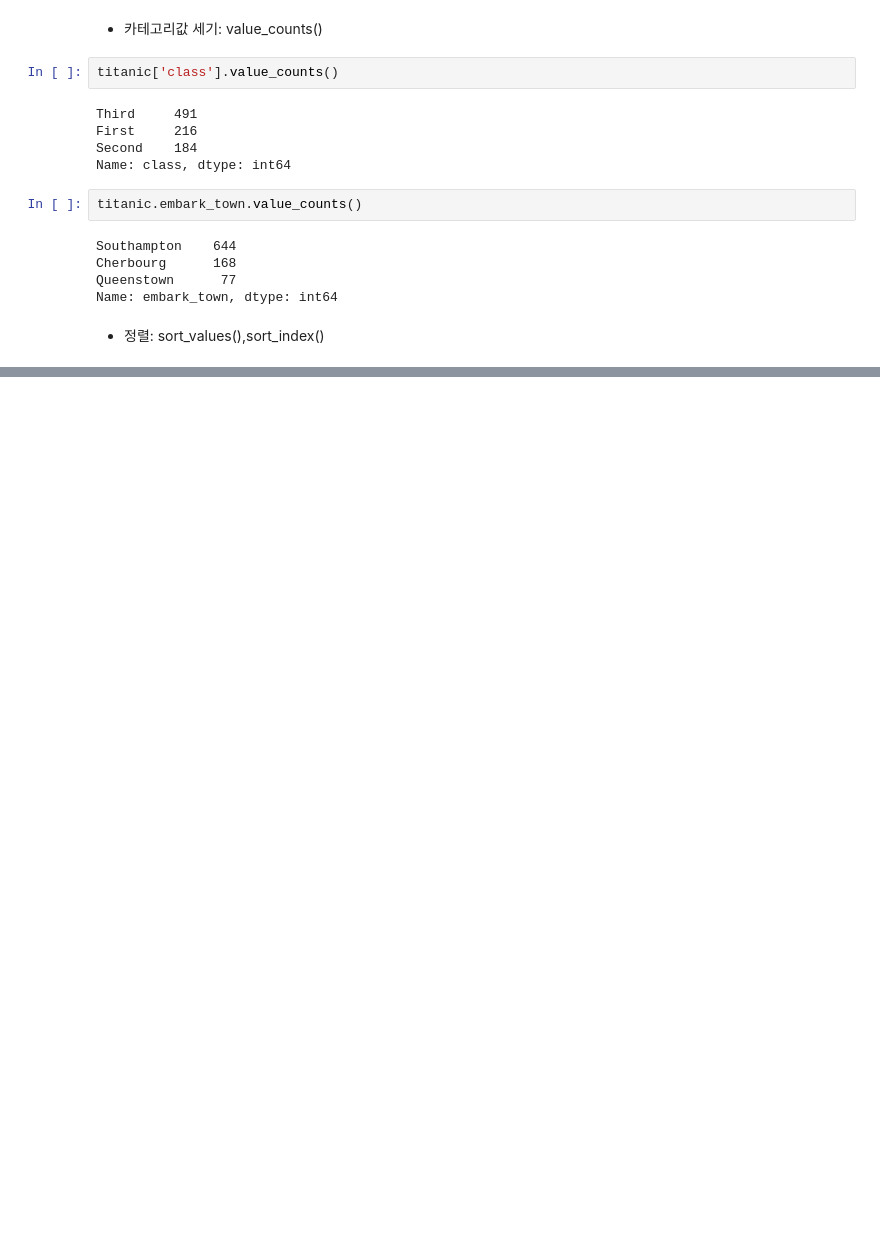
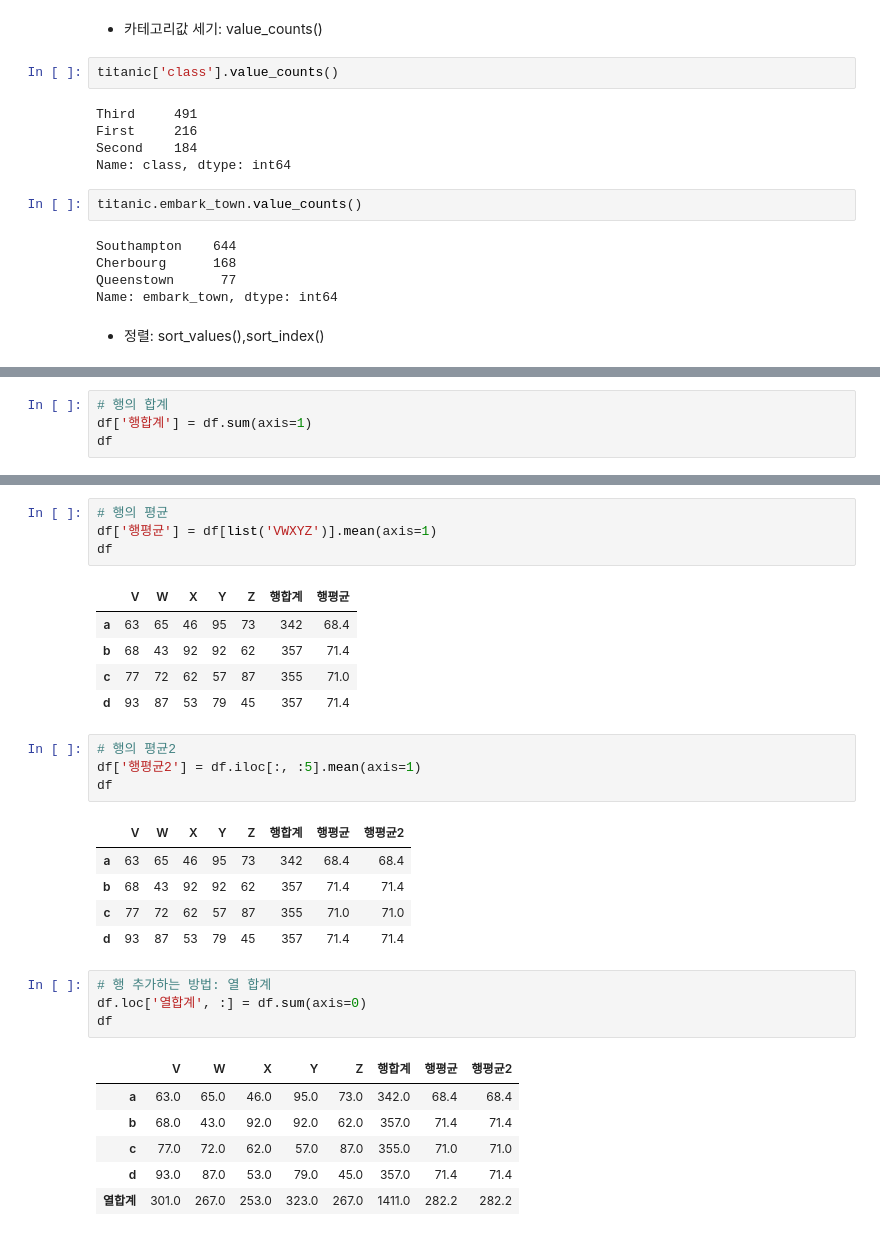
Before and after one commit to bong9C/DataAnalysis-2023.09, a Jupyter notebook: 02.Pandas/05.데이터조작.ipynb, the cells around one changed output, grey strips where cells are left out. Drawn from its saved outputs; the diff is of its cells as text; blank space fills up the shorter version.

```diff
--- a/02.Pandas/05.데이터조작.ipynb
+++ b/02.Pandas/05.데이터조작.ipynb
@@ -94,0 +145,4 @@ df.sort_values(by='w')
+# %%
+# 행의 합계
+df['행합계'] = df.sum(axis=1)
+df
@@ -94,0 +155,31 @@ df.sort_values(by='w')
+# %%
+# 행의 평균
+df['행평균'] = df[list('VWXYZ')].mean(axis=1)
+df
+# %% [output]
+|  | V | W | X | Y | Z | 행합계 | 행평균 |
+| a | 63 | 65 | 46 | 95 | 73 | 342 | 68.4 |
+| b | 68 | 43 | 92 | 92 | 62 | 357 | 71.4 |
+| c | 77 | 72 | 62 | 57 | 87 | 355 | 71.0 |
+| d | 93 | 87 | 53 | 79 | 45 | 357 | 71.4 |
+# %%
+# 행의 평균2
+df['행평균2'] = df.iloc[:, :5].mean(axis=1)
+df
+# %% [output]
+|  | V | W | X | Y | Z | 행합계 | 행평균 | 행평균2 |
+| a | 63 | 65 | 46 | 95 | 73 | 342 | 68.4 | 68.4 |
+| b | 68 | 43 | 92 | 92 | 62 | 357 | 71.4 | 71.4 |
+| c | 77 | 72 | 62 | 57 | 87 | 355 | 71.0 | 71.0 |
+| d | 93 | 87 | 53 | 79 | 45 | 357 | 71.4 | 71.4 |
+# %%
+# 행 추가하는 방법: 열 합계
+df.loc['열합계', :] = df.sum(axis=0)
+df
+# %% [output]
+|  | V | W | X | Y | Z | 행합계 | 행평균 | 행평균2 |
+| a | 63.0 | 65.0 | 46.0 | 95.0 | 73.0 | 342.0 | 68.4 | 68.4 |
+| b | 68.0 | 43.0 | 92.0 | 92.0 | 62.0 | 357.0 | 71.4 | 71.4 |
+| c | 77.0 | 72.0 | 62.0 | 57.0 | 87.0 | 355.0 | 71.0 | 71.0 |
+| d | 93.0 | 87.0 | 53.0 | 79.0 | 45.0 | 357.0 | 71.4 | 71.4 |
+| 열합계 | 301.0 | 267.0 | 253.0 | 323.0 | 267.0 | 1411.0 | 282.2 | 282.2 |
```
Also changed, not shown: parts of 65 cells of this notebook, 9 other files.
